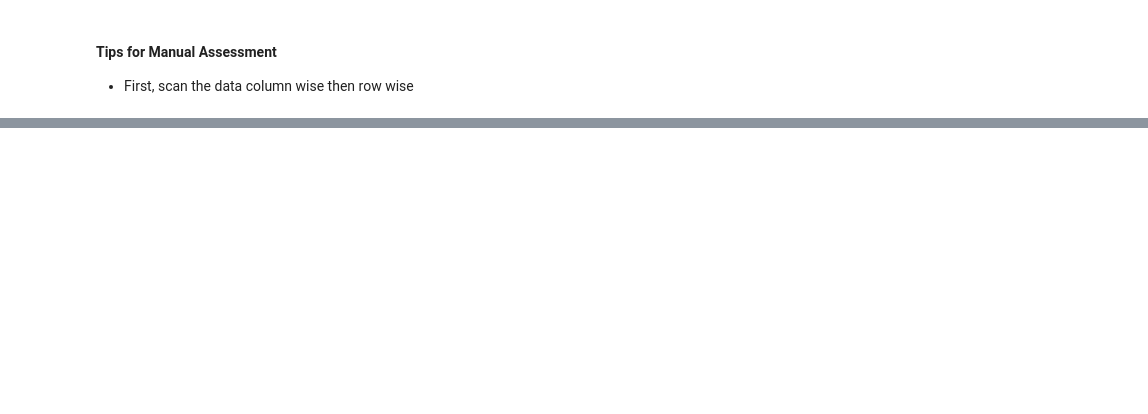
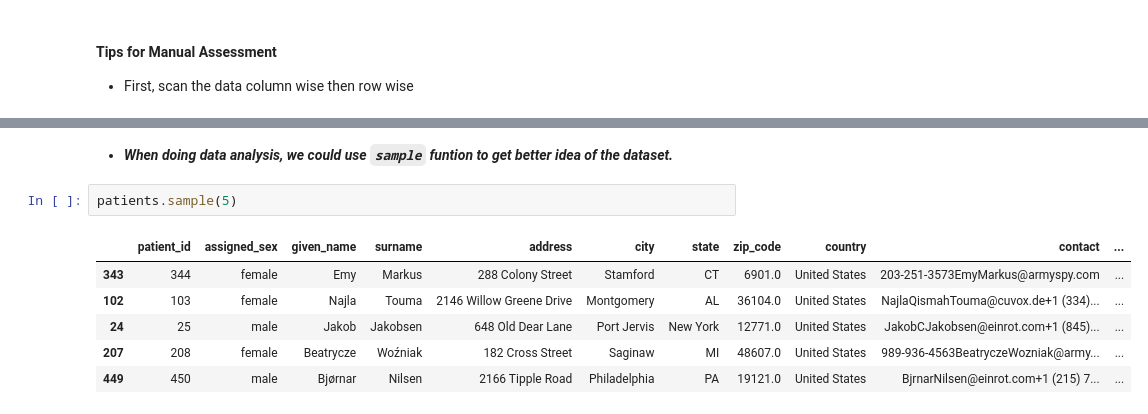
Before and after one commit to SyedAnasAzim/Data-Analysis, a Jupyter notebook: EDA/02-EDA-Data Assessing.ipynb, the cells around one changed output, grey strips where cells are left out. Cells and saved outputs as stored; diff of their text form; blank space fills up the shorter version.

```diff
--- a/EDA/02-EDA-Data Assessing.ipynb
+++ b/EDA/02-EDA-Data Assessing.ipynb
@@ -182,0 +243,11 @@ with pd.ExcelWriter("02/Clinical_trials.xlsx") as writer:
+# %% [markdown]
+* ***When doing data analysis, we could use `sample` funtion to get better idea of the dataset.***
+# %%
+patients.sample(5)
+# %% [output]
+|  | patient_id | assigned_sex | given_name | surname | address | city | state | zip_code | country | contact | ... |
+| 343 | 344 | female | Emy | Markus | 288 Colony Street | Stamford | CT | 6901.0 | United States | 203-251-3573EmyMarkus@armyspy.com | ... |
+| 102 | 103 | female | Najla | Touma | 2146 Willow Greene Drive | Montgomery | AL | 36104.0 | United States | NajlaQismahTouma@cuvox.de+1 (334)... | ... |
+| 24 | 25 | male | Jakob | Jakobsen | 648 Old Dear Lane | Port Jervis | New York | 12771.0 | United States | JakobCJakobsen@einrot.com+1 (845)... | ... |
+| 207 | 208 | female | Beatrycze | Woźniak | 182 Cross Street | Saginaw | MI | 48607.0 | United States | 989-936-4563BeatryczeWozniak@army... | ... |
+| 449 | 450 | male | Bjørnar | Nilsen | 2166 Tipple Road | Philadelphia | PA | 19121.0 | United States | BjrnarNilsen@einrot.com+1 (215) 7... | ... |
```
Also changed, not shown: parts of 15 cells of this notebook.
